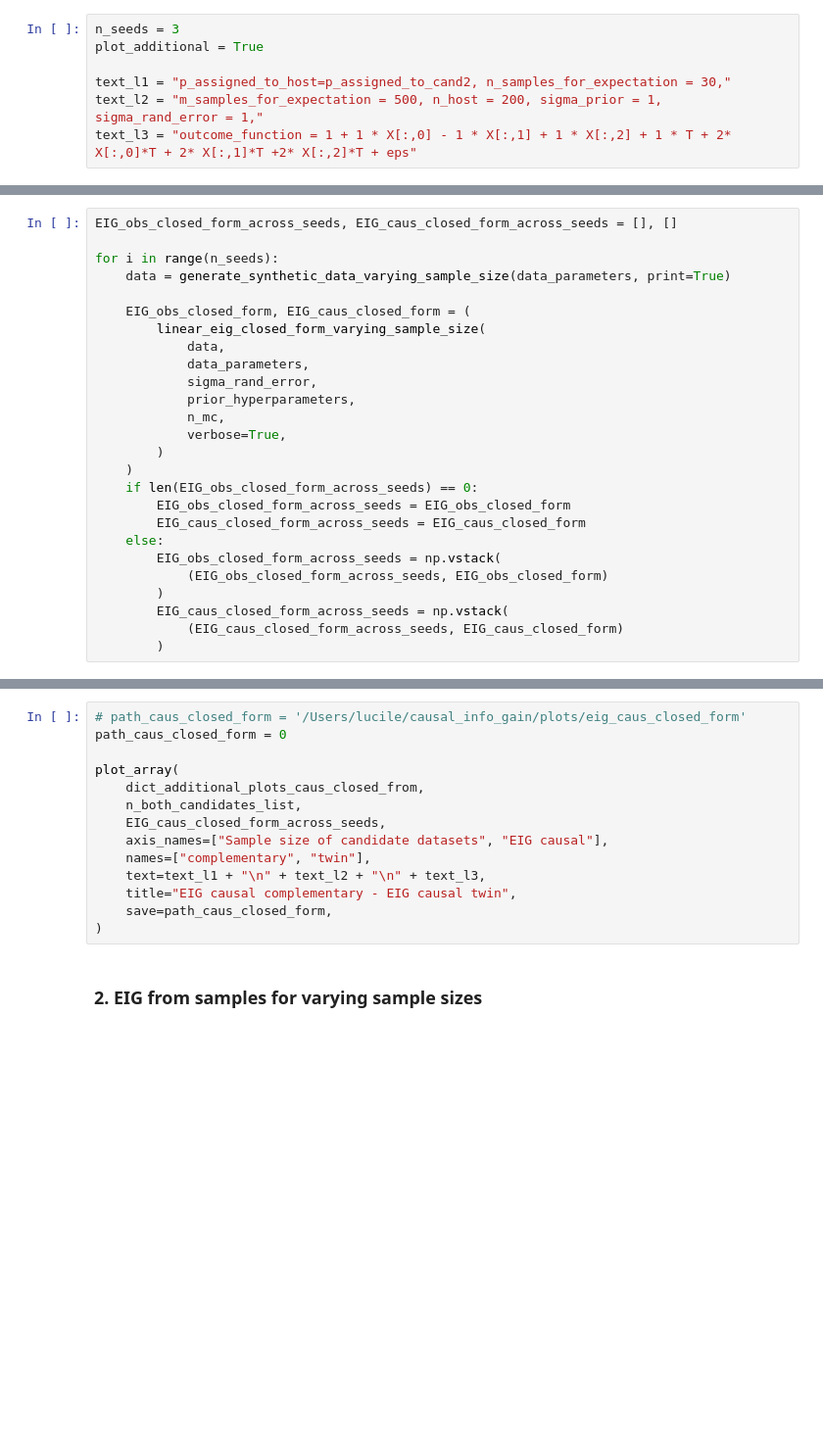
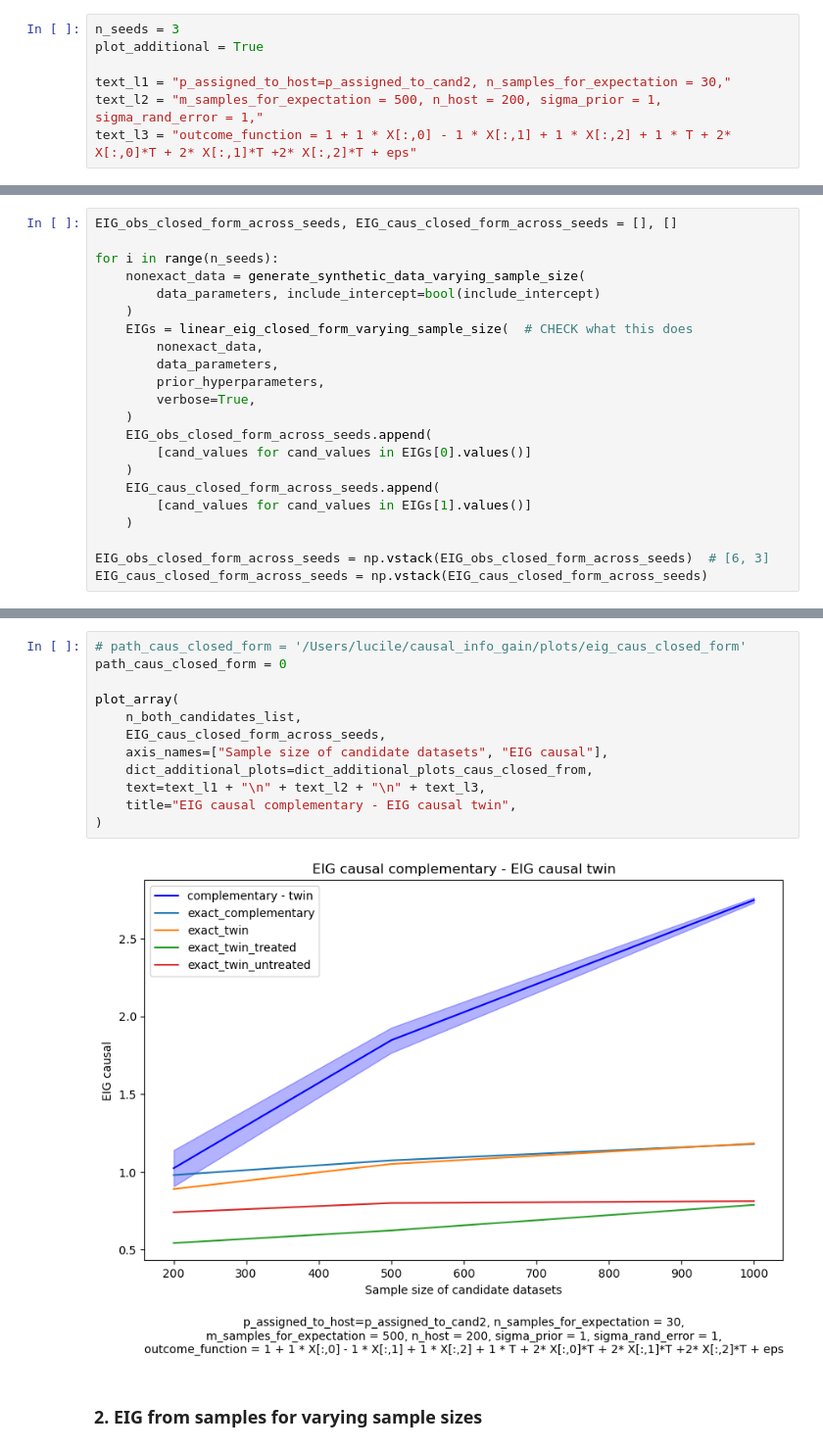
Before and after one commit to LucileTerminassian/causal_prospective_merge, a Jupyter notebook: notebooks/linear_synthetic.ipynb, the cells around one changed output, grey strips where cells are left out. Shown at 98% size. Drawn from its saved outputs; the diff is of its cells as text; blank space fills up the shorter version.

```diff
--- a/notebooks/linear_synthetic.ipynb
+++ b/notebooks/linear_synthetic.ipynb
@@ -157,26 +196,22 @@ else:
 EIG_obs_closed_form_across_seeds, EIG_caus_closed_form_across_seeds = [], []
 
 for i in range(n_seeds):
-    data = generate_synthetic_data_varying_sample_size(data_parameters, print=True)
+    nonexact_data = generate_synthetic_data_varying_sample_size(
+        data_parameters, include_intercept=bool(include_intercept)
+    )
+    EIGs = linear_eig_closed_form_varying_sample_size(  # CHECK what this does
+        nonexact_data,
+        data_parameters,
+        prior_hyperparameters,
+        verbose=True,
+    )
+    EIG_obs_closed_form_across_seeds.append(
+        [cand_values for cand_values in EIGs[0].values()]
+    )
+    EIG_caus_closed_form_across_seeds.append(
+        [cand_values for cand_values in EIGs[1].values()]
+    )
 
-    EIG_obs_closed_form, EIG_caus_closed_form = (
-        linear_eig_closed_form_varying_sample_size(
-            data,
-            data_parameters,
-            sigma_rand_error,
-            prior_hyperparameters,
-            n_mc,
-            verbose=True,
-        )
-    )
-    if len(EIG_obs_closed_form_across_seeds) == 0:
-        EIG_obs_closed_form_across_seeds = EIG_obs_closed_form
-        EIG_caus_closed_form_across_seeds = EIG_caus_closed_form
-    else:
-        EIG_obs_closed_form_across_seeds = np.vstack(
-            (EIG_obs_closed_form_across_seeds, EIG_obs_closed_form)
-        )
-        EIG_caus_closed_form_across_seeds = np.vstack(
-            (EIG_caus_closed_form_across_seeds, EIG_caus_closed_form)
-        )
+EIG_obs_closed_form_across_seeds = np.vstack(EIG_obs_closed_form_across_seeds)  # [6, 3]
+EIG_caus_closed_form_across_seeds = np.vstack(EIG_caus_closed_form_across_seeds)
 # %% [output]
@@ -216,17 +268,17 @@ plot_array(
 # %%
 # path_caus_closed_form = '/Users/lucile/causal_info_gain/plots/eig_caus_closed_form'
 path_caus_closed_form = 0
 
 plot_array(
-    dict_additional_plots_caus_closed_from,
     n_both_candidates_list,
     EIG_caus_closed_form_across_seeds,
     axis_names=["Sample size of candidate datasets", "EIG causal"],
-    names=["complementary", "twin"],
+    dict_additional_plots=dict_additional_plots_caus_closed_from,
     text=text_l1 + "\n" + text_l2 + "\n" + text_l3,
     title="EIG causal complementary - EIG causal twin",
-    save=path_caus_closed_form,
 )
+# %% [output]
+[figure, added]
 # %% [markdown]
 ### 2. EIG from samples for varying sample sizes
 # %%
```
Also changed, not shown: parts of 11 cells of this notebook, 5 other files.
